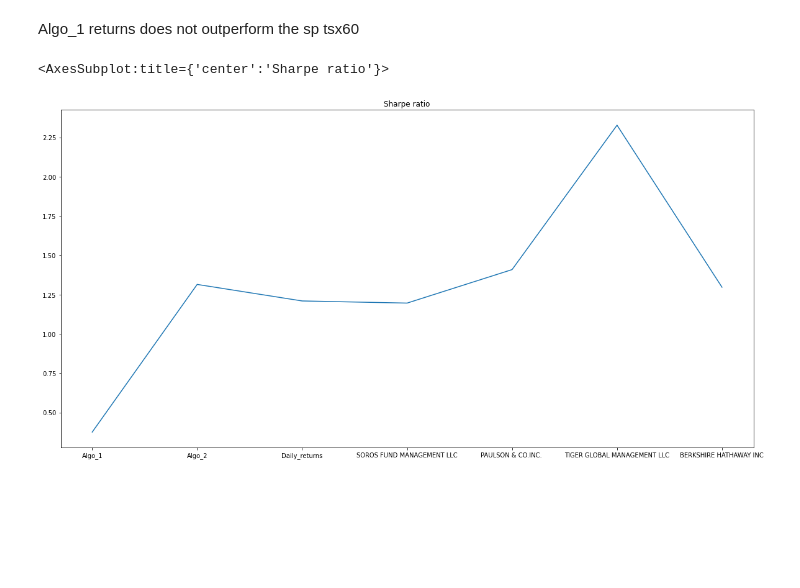
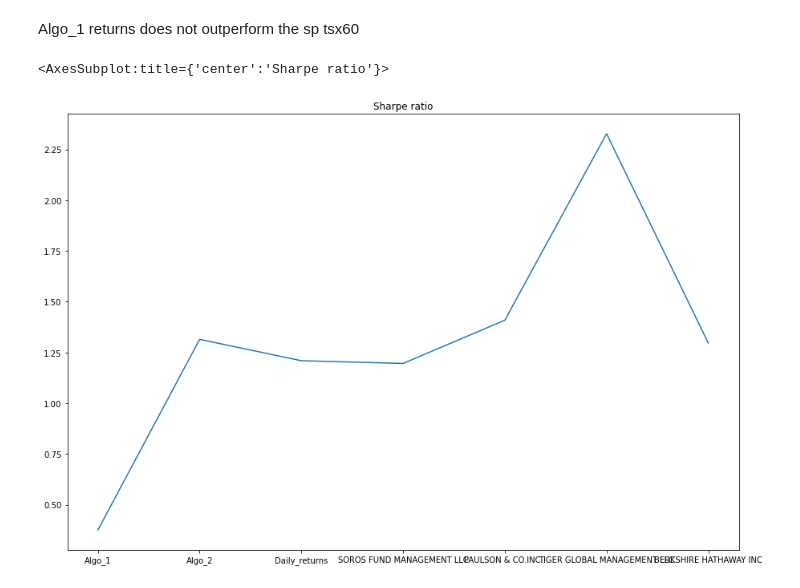
Before and after one commit to Jovan671/Pandas_Unit_04_assignment, a Jupyter notebook: main.ipynb, the cells around one changed output. Drawn from its saved outputs; the diff is of its cells as text; code cells hidden in the pictures; blank space fills up the shorter version.

```diff
--- a/main.ipynb
+++ b/main.ipynb
@@ -314,7 +318,7 @@ Name: Algo_1, dtype: float64
 # %% [markdown]
 Algo_1 returns does not outperform the sp tsx60
 # %%
-sharpe_ratio.plot(figsize = (20,10), title = "Sharpe ratio")
+sharpe_ratio.plot(figsize = (15,10), title = "Sharpe ratio")
 # %% [output]
 <AxesSubplot:title={'center':'Sharpe ratio'}>
-[figure, old version]
+[figure, new version]
```
Also changed, not shown: parts of 17 cells of this notebook, 3 other files.
